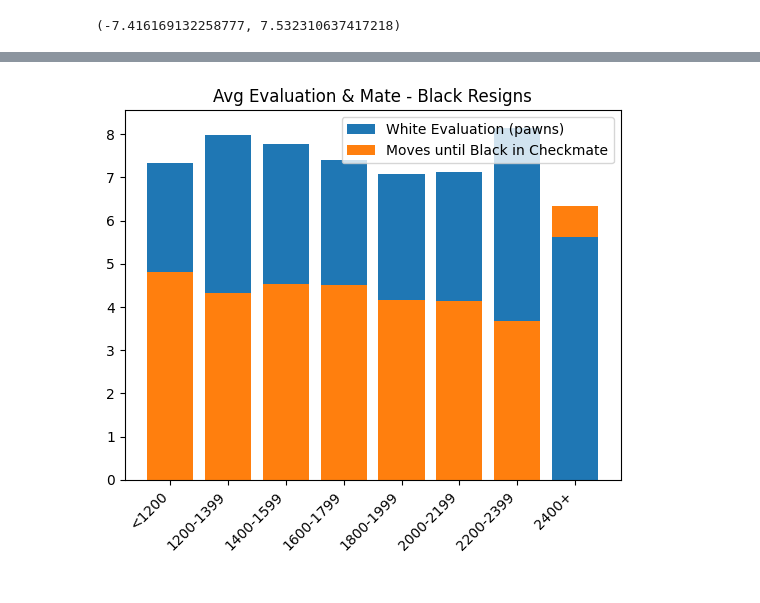
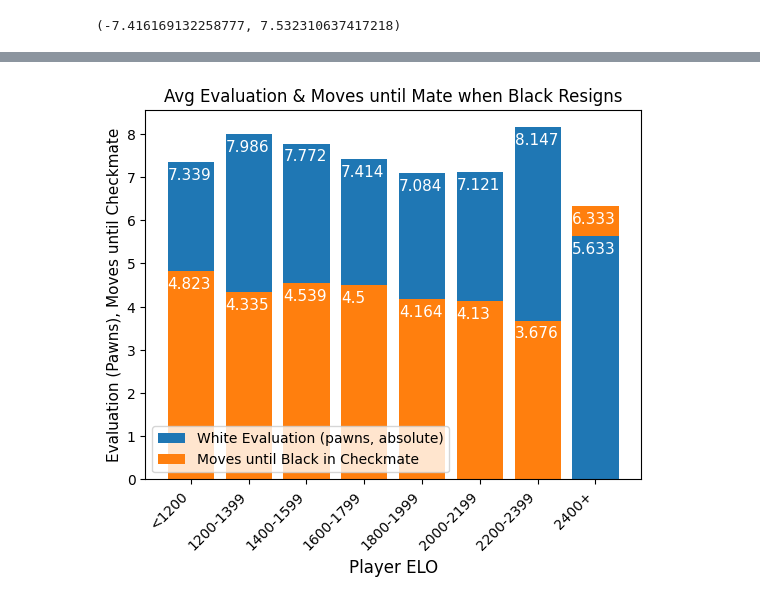
Before and after one commit to Torbet/Chess-DS, a Jupyter notebook: Resignations.ipynb, the cells around one changed output, grey strips where cells are left out. Saved outputs shown, nothing was run; the diff lists cells and outputs as text; code cells hidden in the pictures.

```diff
--- a/Resignations.ipynb
+++ b/Resignations.ipynb
@@ -46,10 +48,15 @@ xs = list(evals.keys())
 evals = [-i for i in list(evals.values())]
 mates = [-i for i in list(mates.values())]
 
-plt.title('Avg Evaluation & Mate - White Resigns')
-plt.bar(xs, evals, label='Black Evaluation (pawns)')
-plt.bar(xs, mates, label='Moves until White in checkmate')
-plt.legend()
+plt.title('Avg Evaluation & Moves until Mate when White Resigns')
+bars = plt.bar(xs, evals, label='Black Evaluation (pawns, absolute)') + \
+    plt.bar(xs, mates, label='Moves until White in checkmate')
+for bar in bars:
+    yval = round(bar.get_height(), 3)
+    plt.text(bar.get_x(), yval-0.4, yval, ha='left', color='white', fontsize=11)
+plt.legend(loc='lower left')
+plt.ylabel("Evaluation (Pawns), Moves until Checkmate", fontsize=11)
+plt.xlabel("Player ELO", fontsize=12)
 plt.xticks(rotation=45, ha='right')
 plt.show()
 # %% [output]
@@ -57,17 +64,22 @@ plt.show()
 # %%
 evals = dict(black_resigns.groupby('black_group')['evaluation'].mean())
 mates = dict(black_resigns.groupby('black_group')['mate'].mean())
-xs = xs2 = list(evals.keys())
+xs = list(evals.keys())
 evals = list(evals.values())
 mates = list(mates.values())
 
-plt.title('Avg Evaluation & Mate - Black Resigns')
-plt.bar(xs[:-1], evals[:-1], label='White Evaluation (pawns)')
-plt.bar(xs[:-1], mates[:-1], label='Moves until Black in Checkmate')
-plt.bar(xs[-1], evals[-1], zorder=2, color = '#1f77b4')
-plt.bar(xs[-1], mates[-1], zorder=1, color = '#ff7f0e')
-plt.legend()
+plt.title('Avg Evaluation & Moves until Mate when Black Resigns')
+bars = plt.bar(xs[:-1], evals[:-1], label='White Evaluation (pawns, absolute)') + \
+    plt.bar(xs[:-1], mates[:-1], label='Moves until Black in Checkmate') + \
+    plt.bar(xs[-1], evals[-1], zorder=2, color = '#1f77b4') + \
+    plt.bar(xs[-1], mates[-1], zorder=1, color = '#ff7f0e')
+for bar in bars:
+    yval = round(bar.get_height(), 3)
+    plt.text(bar.get_x(), yval-0.4, yval, ha='left', color='white', fontsize=11)
+plt.legend(loc='lower left')
+plt.ylabel("Evaluation (Pawns), Moves until Checkmate", fontsize=11)
+plt.xlabel("Player ELO", fontsize=12)
 plt.xticks(rotation=45, ha='right')
 plt.show()
 # %% [output]
-[figure, old version]
+[figure, new version]
```
Also changed, not shown: parts of 3 cells of this notebook, 1 other file.
